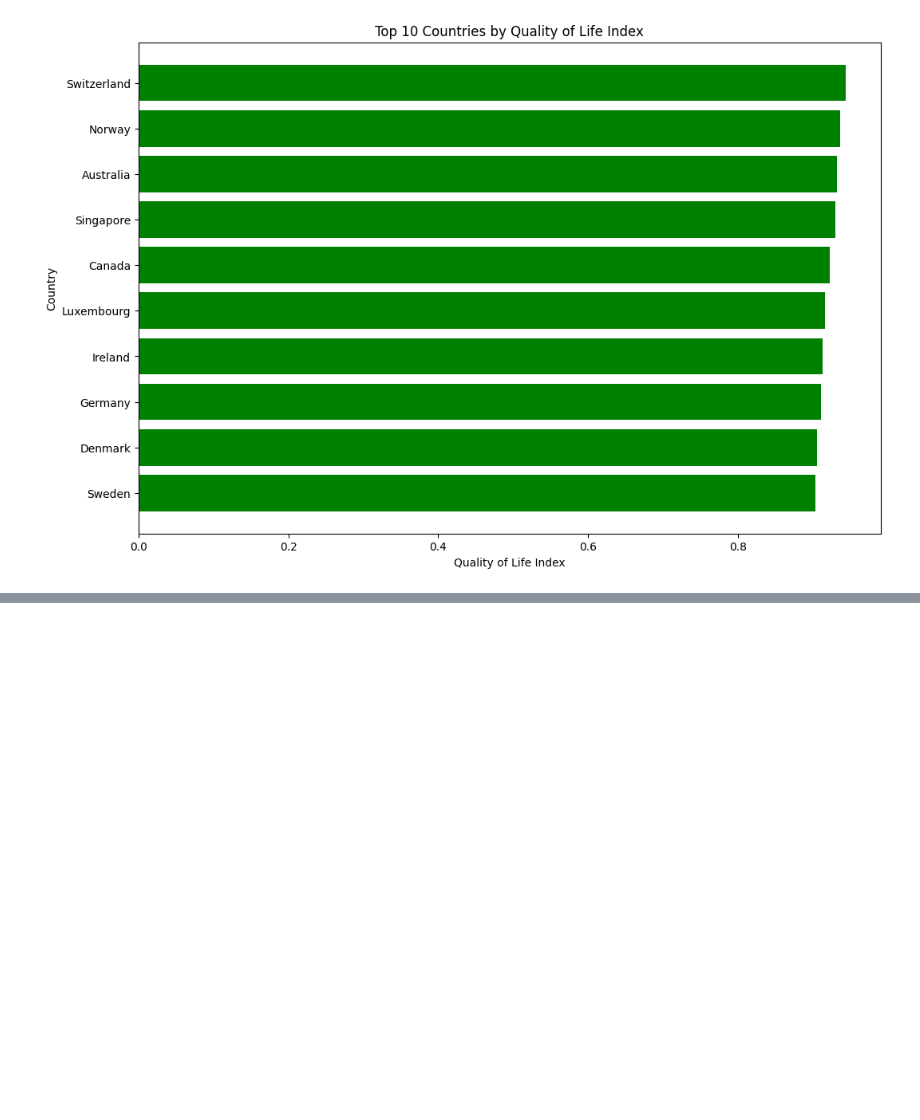
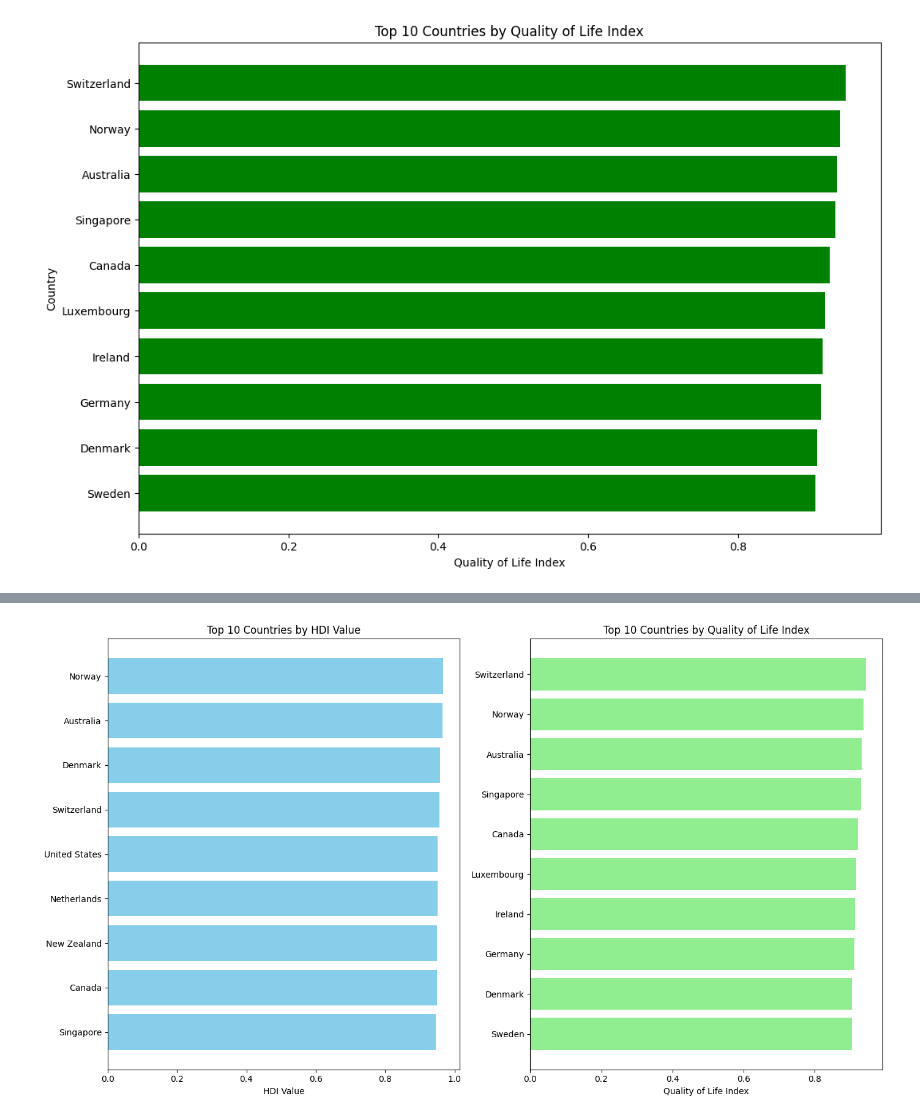
Before and after one commit to samolajide23/DAV-Repeat, a Jupyter notebook: app.ipynb, the cells around one changed output, grey strips where cells are left out. Cells and saved outputs as stored; diff of their text form; code cells hidden in the pictures; blank space fills up the shorter version.

```diff
--- a/app.ipynb
+++ b/app.ipynb
@@ -329,0 +417,29 @@ plt.show()
+# %%
+import matplotlib.pyplot as plt
+
+# Sort the DataFrame by 'HDI Value' in descending order to get the top 10 countries
+top_10_hdi = hdi_data_with_country.sort_values(by='HDI Value', ascending=False).head(10)
+
+# Sort the merged_data by 'Quality of Life Index' in descending order to get the top 10 countries
+top_10_quality_of_life = merged_data.sort_values(by='Quality of Life Index', ascending=False).head(10)
+
+# Create subplots
+fig, axes = plt.subplots(nrows=1, ncols=2, figsize=(14, 8))
+
+# Plotting the bar chart for HDI Values
+axes[0].barh(top_10_hdi['Country'], top_10_hdi['HDI Value'], color='skyblue')
+axes[0].set_xlabel('HDI Value')
+axes[0].set_title('Top 10 Countries by HDI Value')
+axes[0].invert_yaxis()  # Invert y-axis to have the highest HDI at the top
+
+# Plotting the bar chart for Quality of Life Index
+axes[1].barh(top_10_quality_of_life['Country'], top_10_quality_of_life['Quality of Life Index'], color='lightgreen')
+axes[1].set_xlabel('Quality of Life Index')
+axes[1].set_title('Top 10 Countries by Quality of Life Index')
+axes[1].invert_yaxis()  # Invert y-axis to have the highest Quality of Life Index at the top
+
+# Adjust layout
+plt.tight_layout()
+plt.show()
+# %% [output]
+[figure, added]
```
Also changed, not shown: parts of 9 cells of this notebook, 1 other file.
